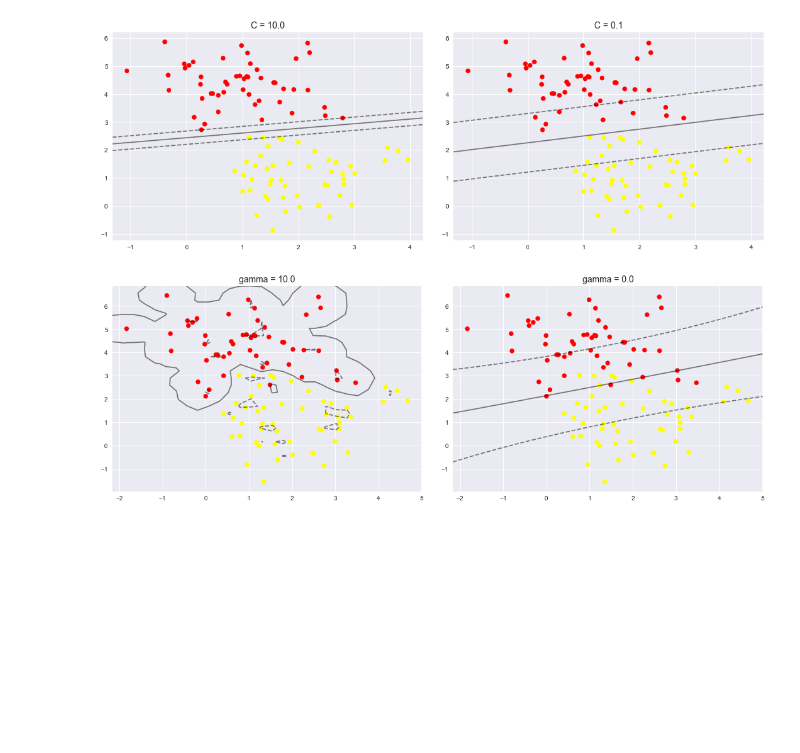
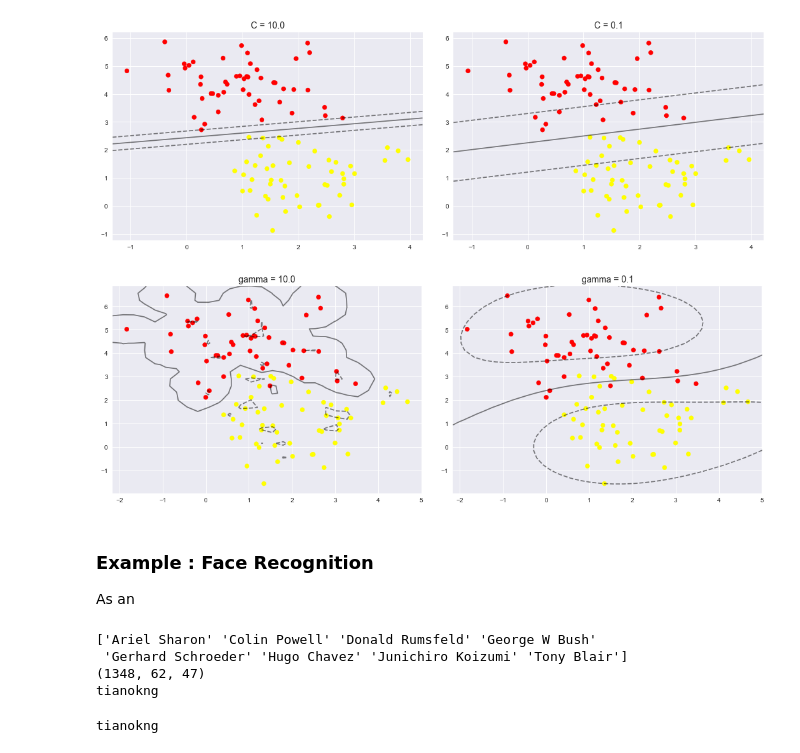
Before and after one commit to lixixi89055465/py_stu, a Jupyter notebook: tangyudi/配套案例/支持向量机/support_vector_machine.ipynb, the cells around one changed output. Cells and saved outputs as stored; diff of their text form; code cells hidden in the pictures; blank space fills up the shorter version.

```diff
--- a/tangyudi/配套案例/支持向量机/support_vector_machine.ipynb
+++ b/tangyudi/配套案例/支持向量机/support_vector_machine.ipynb
@@ -201,16 +201,35 @@ for axi,C in zip(ax,[10.0,0.1]):
 [figure]
 # %%
 X,y=make_blobs(n_samples=100,centers=2,random_state=0,cluster_std=1.1)
+
 fig,ax=plt.subplots(1,2,figsize=(16,6))
-fig.subplots_adjust(left=0.0625,right=0.96,wspace=0.1)
+fig.subplots_adjust(left=0.0625,right=0.95,wspace=0.1)
 
-for axi,gamma in zip(ax,[10.0,0.01]):
+for axi,gamma in zip(ax,[10.0,0.1]):
     model=SVC(kernel='rbf',gamma=gamma).fit(X,y)
     axi.scatter(X[:,0],X[:,1],c=y,s=50,cmap='autumn')
     plot_svc_decision_function(model,axi)
     axi.scatter(model.support_vectors_[:,0],
                model.support_vectors_[:,1],
                s=300,lw=1,facecolors='none')
     axi.set_title('gamma = {0:.1f}'.format(gamma),size=14)
 # %% [output]
-[figure, old version]
+[figure, new version]
+# %% [markdown]
+### Example : Face Recognition
+As an
+# %%
+from sklearn.datasets import fetch_lfw_people
+faces=fetch_lfw_people(min_faces_per_person=60)
+print(faces.target_names)
+print(faces.images.shape)
+print("tianokng")
+# %% [output]
+['Ariel Sharon' 'Colin Powell' 'Donald Rumsfeld' 'George W Bush'
+ 'Gerhard Schroeder' 'Hugo Chavez' 'Junichiro Koizumi' 'Tony Blair']
+(1348, 62, 47)
+tianokng
+# %%
+print("tianokng")
+# %% [output]
+tianokng
```
Also changed, not shown: parts of 20 cells of this notebook.
